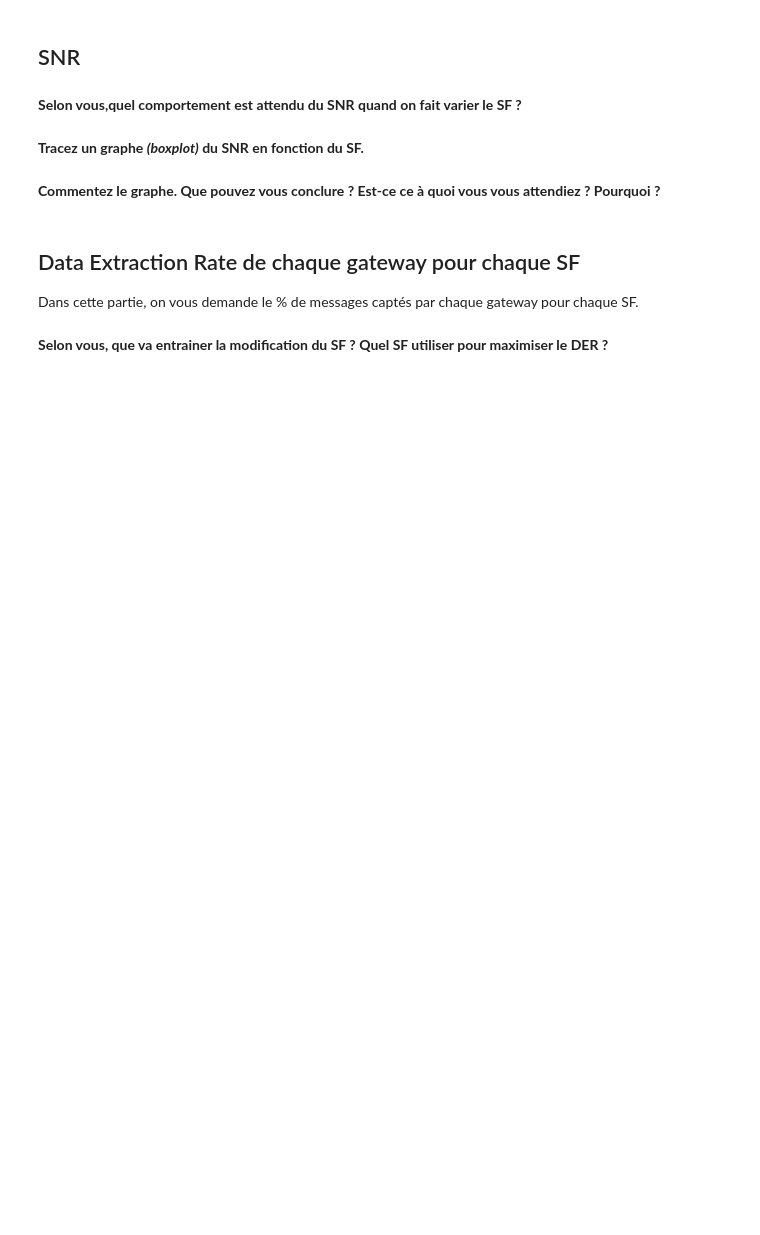
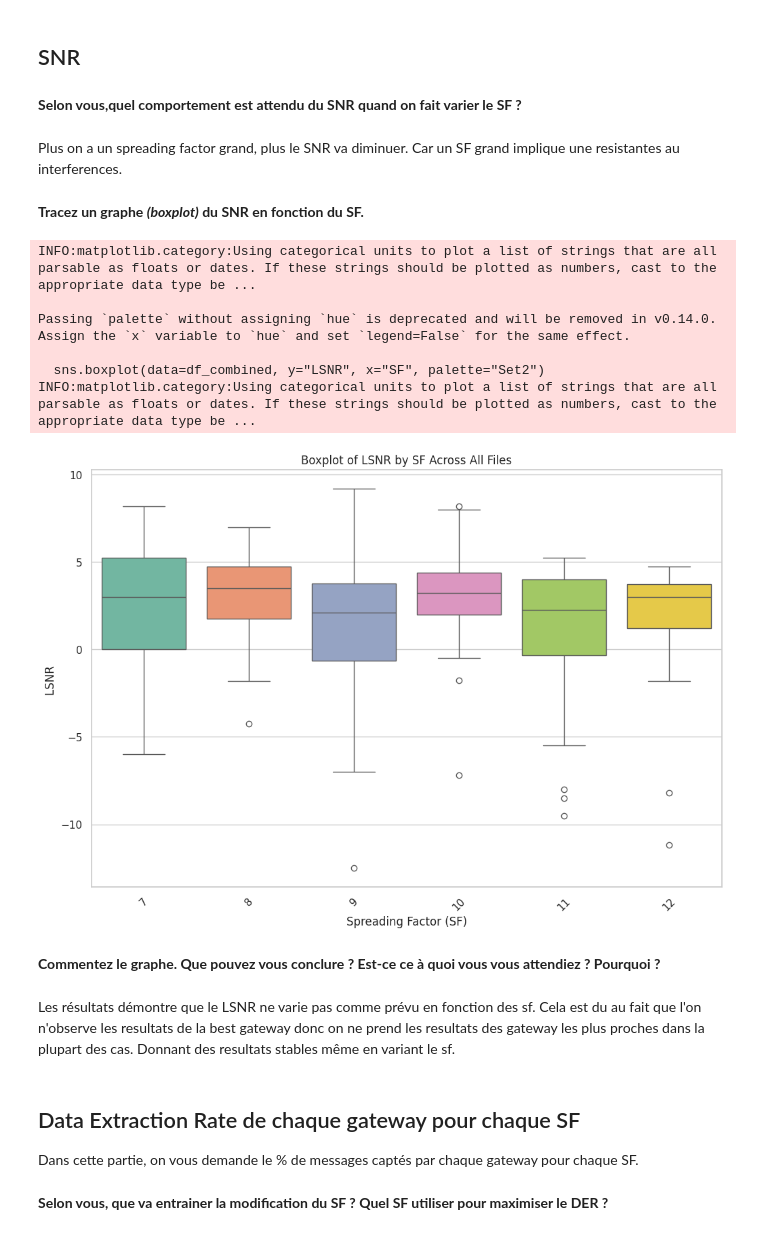
Before and after one commit to Virddav/Experimentation_LoraWAN, a Jupyter notebook: src/TP-Performances-LoRaWAN.ipynb, the cells around one changed output. Drawn from its saved outputs; the diff is of its cells as text; code cells hidden in the pictures; blank space fills up the shorter version.

```diff
--- a/src/TP-Performances-LoRaWAN.ipynb
+++ b/src/TP-Performances-LoRaWAN.ipynb
@@ -518,6 +214,8 @@ Error:
 ## SNR
 # %% [markdown]
 **Selon vous,quel comportement est attendu du SNR quand on fait varier le SF ?**
+# %% [markdown]
+Plus on a un spreading factor grand, plus le SNR va diminuer. Car un SF grand implique une resistantes au interferences.
 # %% [markdown]
 **Tracez un graphe *(boxplot)* du SNR en fonction du SF.**
 # %%
@@ -527,45 +225,56 @@ import matplotlib.pyplot as plt
 
 # List of file paths for the JSON files
 file_paths = [
-    '/json_file/tp_json_sf0.json',
-    '/json_filetp_json_sf1.json',
-    '/json_file/tp_json_sf2.json',
-    '/json_file/tp_json_sf3.json',
-    '/json_file/tp_json_sf4.json',
-    '/json_file/tp_json_sf5.json',
+    'json_file/tp_json_sf0.json',
+    'json_file/tp_json_sf1.json',
+    'json_file/tp_json_sf2.json',
+    'json_file/tp_json_sf3.json',
+    'json_file/tp_json_sf4.json',
+    'json_file/tp_json_sf5.json',
 ]
 
 # Load and extract data from each file
 all_data = []
 for path in file_paths:
     with open(path, 'r') as file:
         data = json.load(file)
         for record in data:
             best_gw = record.get("best_gw", {})
             lsnr = best_gw.get("lsnr")
             datr = record.get("datr")
             # Parse the SF (Spreading Factor) from datr
             if datr.startswith("SF")and datr[2:4].isdigit():
                 sf = int(datr[2:4])  # Extract SF value (e.g., "SF12BW125" -> 12)
                 all_data.append({"LSNR": lsnr, "SF": sf})
             else:
                 sf = int(datr[2:3])
                 all_data.append({"LSNR": lsnr, "SF": sf})
 
 # Create a DataFrame from the extracted data
 df_combined = pd.DataFrame(all_data)
 #print(df_combined)
 # Plot the boxplot of RSSI values by SF
+sns.set_theme(style="whitegrid")
 plt.figure(figsize=(12, 8))
-df_combined.boxplot(column="LSNR", by="SF", grid=False)
+sns.boxplot(data=df_combined, y="LSNR", x="SF", palette="Set2")
 plt.title("Boxplot of LSNR by SF Across All Files")
 plt.suptitle("")  # Suppress the default title
 plt.xlabel("Spreading Factor (SF)")
 plt.ylabel("LSNR ")
 plt.xticks(rotation=45)
 plt.show()
+# %% [output]
+INFO:matplotlib.category:Using categorical units to plot a list of strings that are all parsable as floats or dates. If these strings should be plotted as numbers, cast to the appropriate data type be ...
+
+Passing `palette` without assigning `hue` is deprecated and will be removed in v0.14.0. Assign the `x` variable to `hue` and set `legend=False` for the same effect.
+
+  sns.boxplot(data=df_combined, y="LSNR", x="SF", palette="Set2")
+INFO:matplotlib.category:Using categorical units to plot a list of strings that are all parsable as floats or dates. If these strings should be plotted as numbers, cast to the appropriate data type be ...
+[figure, added]
 # %% [markdown]
 **Commentez le graphe. Que pouvez vous conclure ? Est-ce ce à quoi vous vous attendiez ? Pourquoi ?**
+# %% [markdown]
+Les résultats démontre que le LSNR ne varie pas comme prévu en fonction des sf. Cela est du au fait que l'on n'observe les resultats de la best gateway donc on ne prend les resultats des gateway les plus proches dans la plupart des cas. Donnant des resultats stables même en variant le sf.
 # %% [markdown]
 ## Data Extraction Rate de chaque gateway pour chaque SF
 Dans cette partie, on vous demande le % de messages captés par chaque gateway pour chaque SF.
```
Also changed, not shown: parts of 16 cells of this notebook, 2 other files.
